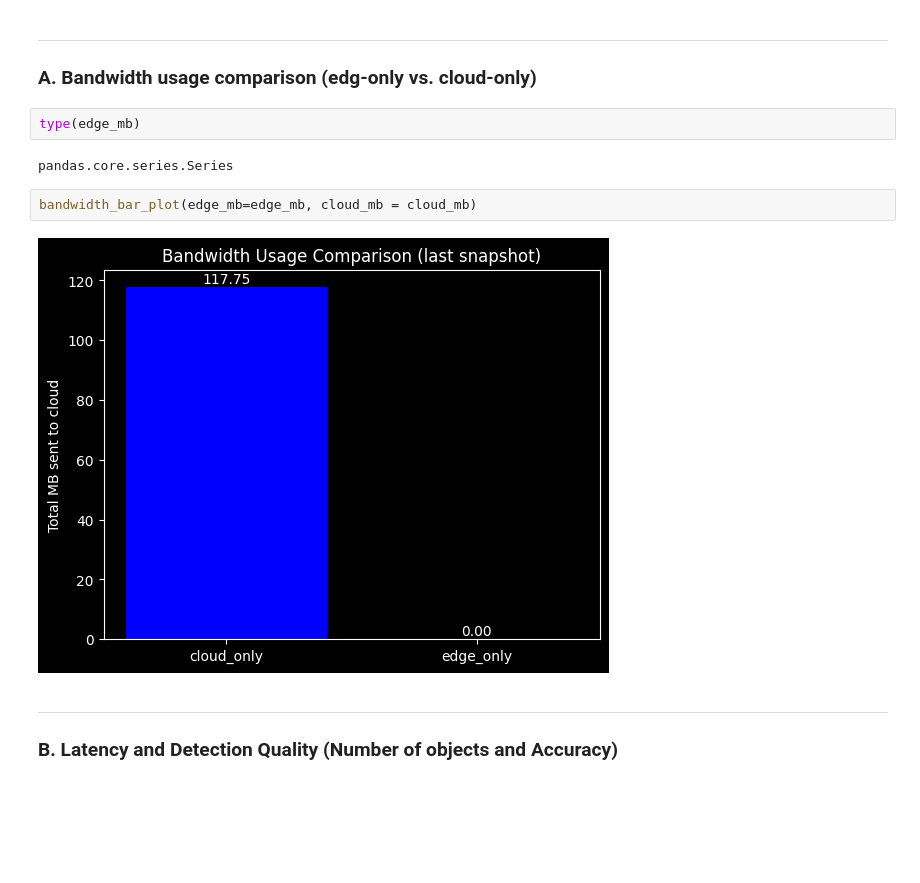
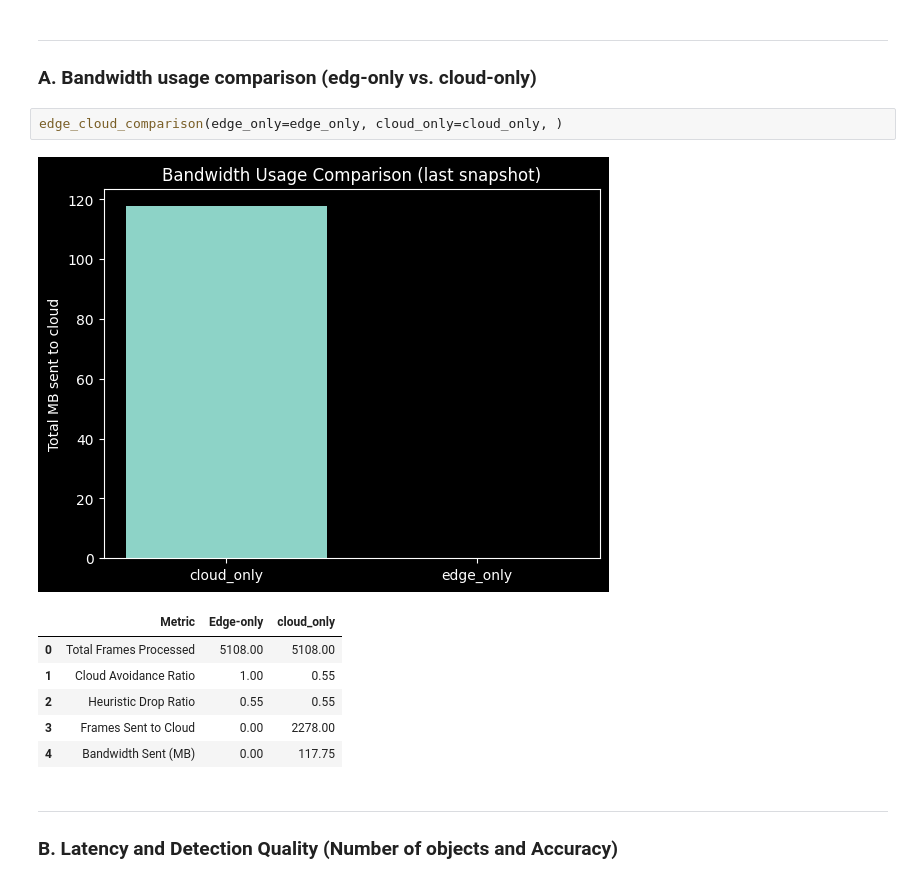
Before and after one commit to MohanadAlemam/edge-cloud-video-analytics, a Jupyter notebook: experiments/experiments.ipynb, the cells around one changed output. Cells and saved outputs as stored; diff of their text form; blank space fills up the shorter version.

```diff
--- a/experiments/experiments.ipynb
+++ b/experiments/experiments.ipynb
@@ -247,14 +252,16 @@ Zero RT latency as no frames were sent to the cloud. Edge average inference time
 # %% [markdown]
 ------
 ### A. Bandwidth usage comparison (edg-only vs. cloud-only)
-# %%
-type(edge_mb)
-# %% [output]
-pandas.core.series.Series
-# %%
-bandwidth_bar_plot(edge_mb=edge_mb, cloud_mb = cloud_mb)
-# %% [output]
-[figure, removed]
+# %%
+edge_cloud_comparison(edge_only=edge_only, cloud_only=cloud_only, )
+# %% [output]
+[figure, added]
+|  | Metric | Edge-only | cloud_only |
+| 0 | Total Frames Processed | 5108.00 | 5108.00 |
+| 1 | Cloud Avoidance Ratio | 1.00 | 0.55 |
+| 2 | Heuristic Drop Ratio | 0.55 | 0.55 |
+| 3 | Frames Sent to Cloud | 0.00 | 2278.00 |
+| 4 | Bandwidth Sent (MB) | 0.00 | 117.75 |
 # %% [markdown]
 ---
 ### B. Latency and Detection Quality (Number of objects and Accuracy)
```
Also changed, not shown: parts of 36 cells of this notebook.
